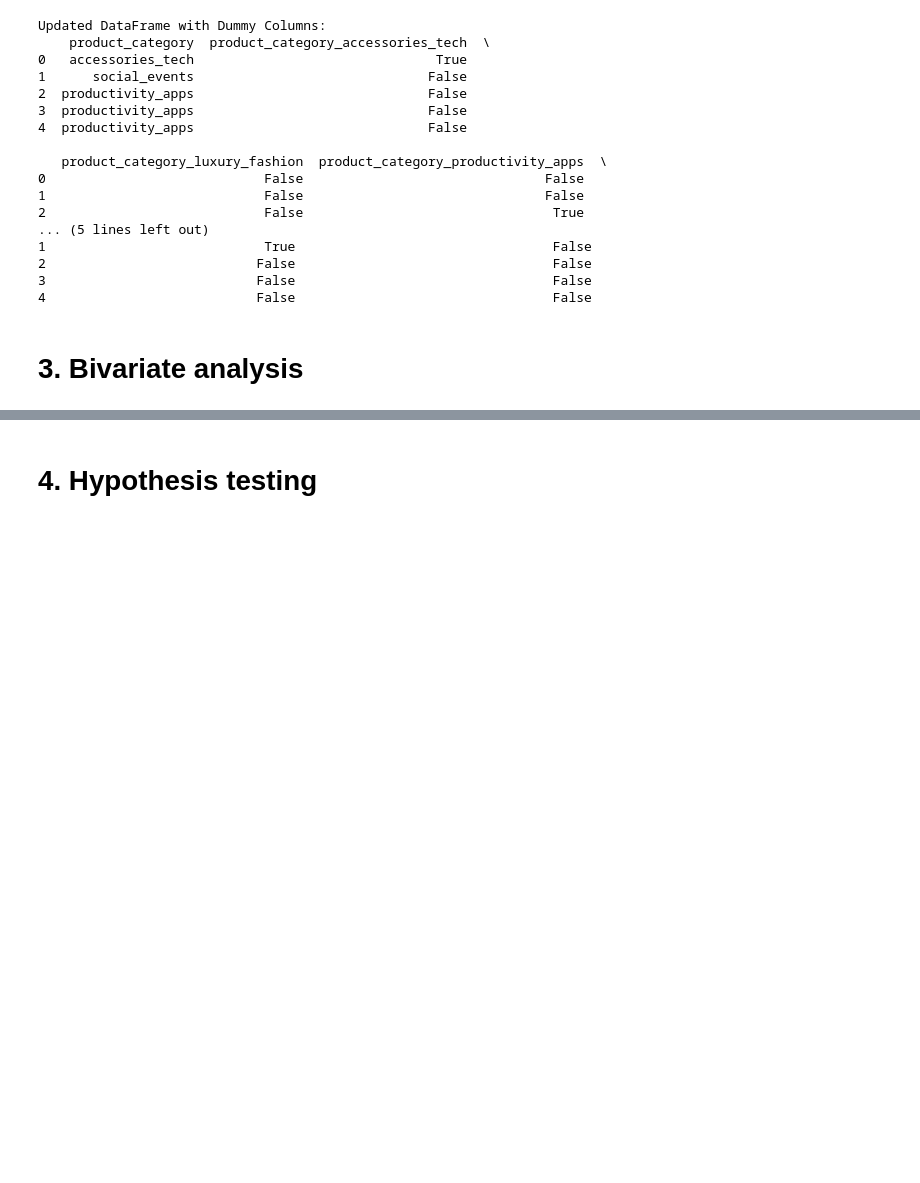
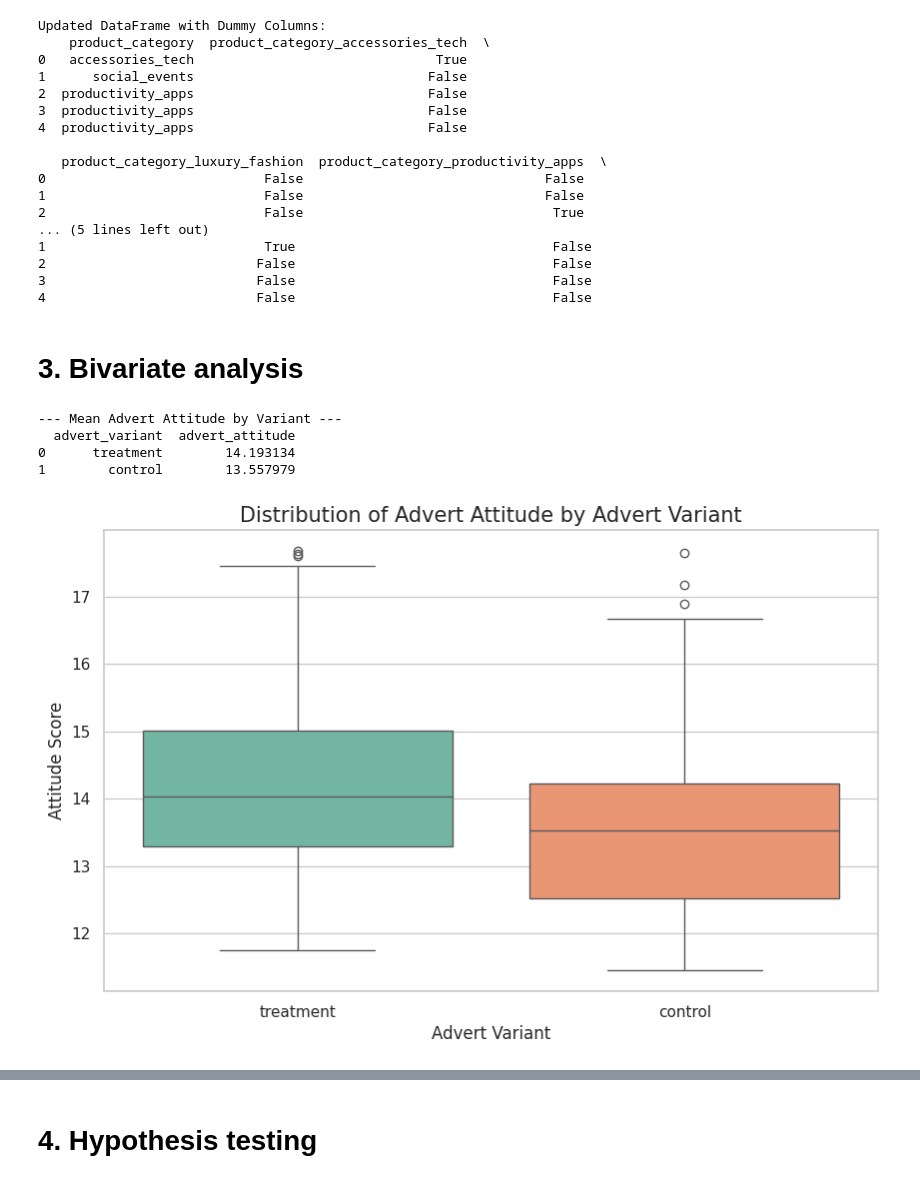
Before and after one commit to cca-cce/osm-comm, a Jupyter notebook: jnb/skoc62_labs.ipynb, the cells around one changed output, grey strips where cells are left out. Cells and saved outputs as stored; diff of their text form; code cells hidden in the pictures; blank space fills up the shorter version.

```diff
--- a/jnb/skoc62_labs.ipynb
+++ b/jnb/skoc62_labs.ipynb
@@ -355,0 +350,37 @@ Updated DataFrame with Dummy Columns:
+# %%
+# code cell 3.1, keep this comment, edit content but do not add more code cells
+import pandas as pd
+import seaborn as sns
+import matplotlib.pyplot as plt
+
+# 1. Calculate numerical means grouped by the advert variant
+# We sort them to make the visualization easier to interpret
+variant_means = df.groupby('advert_variant', observed=True)['advert_attitude'].mean().sort_values(ascending=False).reset_index()
+
+print("--- Mean Advert Attitude by Variant ---")
+print(variant_means)
+
+# Set the visual style
+sns.set_theme(style="whitegrid")
+
+# 2. Visualization: Boxplot for Distribution and Outliers
+# Fixed the Futurewarning by assigning x to hue and setting legend=False
+plt.figure(figsize=(10, 6))
+sns.boxplot(
+    data=df,
+    x='advert_variant',
+    y='advert_attitude',
+    hue='advert_variant',
+    palette='Set2',
+    legend=False
+)
+plt.title('Distribution of Advert Attitude by Advert Variant', fontsize=15)
+plt.xlabel('Advert Variant', fontsize=12)
+plt.ylabel('Attitude Score', fontsize=12)
+plt.show()
+# %% [output]
+--- Mean Advert Attitude by Variant ---
+  advert_variant  advert_attitude
+0      treatment        14.193134
+1        control        13.557979
+[figure, added]
```
Also changed, not shown: parts of 12 cells of this notebook.
